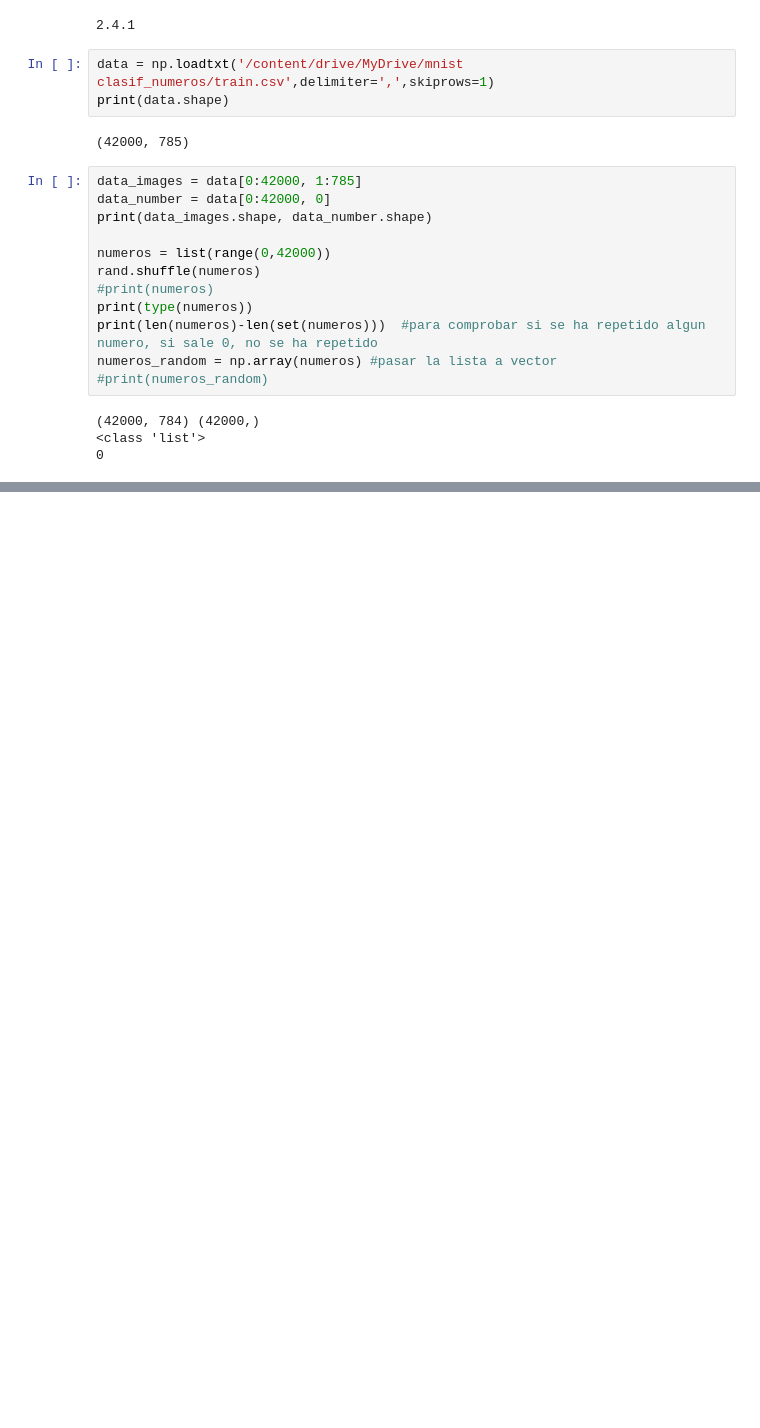
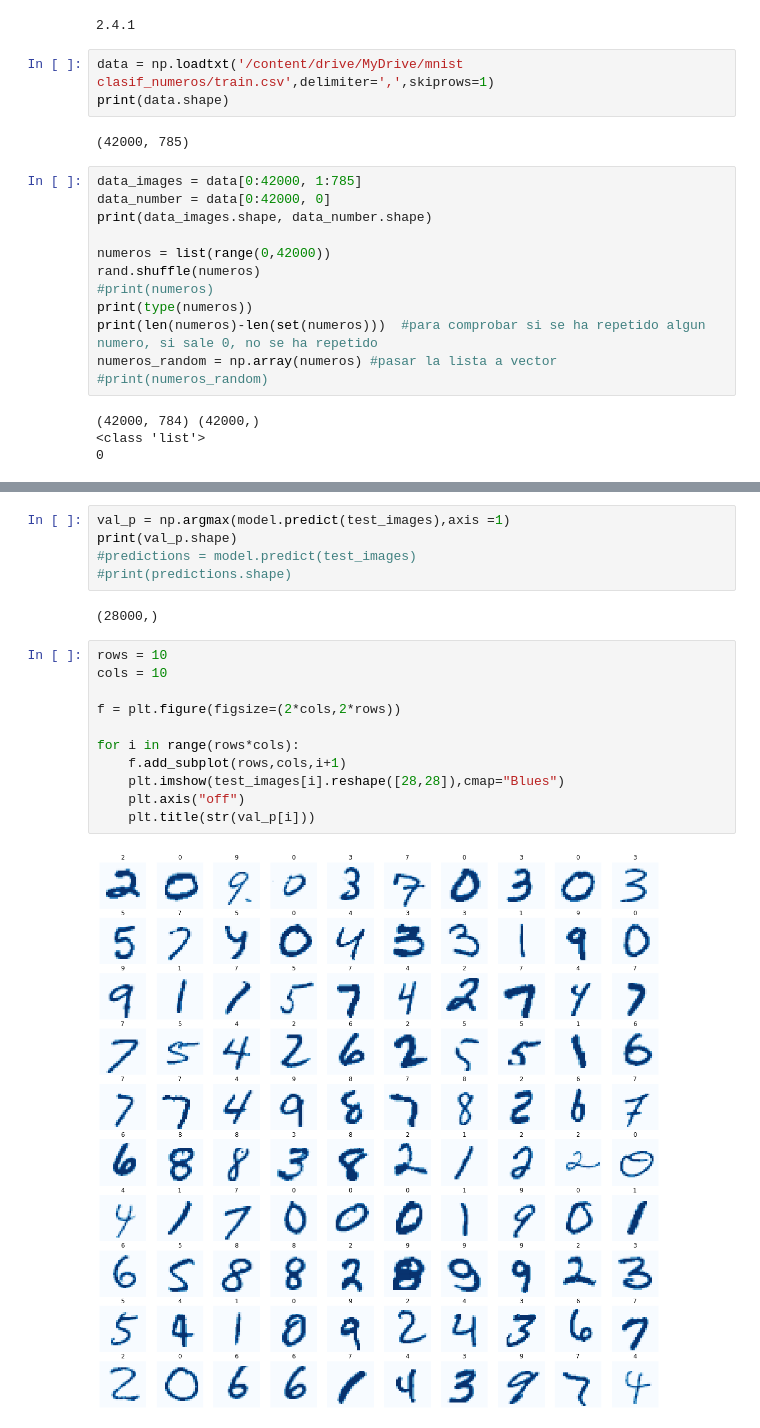
Before and after one commit to Anlu-Chen/Digit_recognizer, a Jupyter notebook: Digit_recognizer.ipynb, the cells around one changed output, grey strips where cells are left out. Saved outputs shown, nothing was run; the diff lists cells and outputs as text; blank space fills up the shorter version.

```diff
--- a/Digit_recognizer.ipynb
+++ b/Digit_recognizer.ipynb
@@ -153,0 +183,20 @@ _________________________________________________________________
+# %%
+val_p = np.argmax(model.predict(test_images),axis =1)
+print(val_p.shape)
+#predictions = model.predict(test_images)
+#print(predictions.shape)
+# %% [output]
+(28000,)
+# %%
+rows = 10
+cols = 10
+
+f = plt.figure(figsize=(2*cols,2*rows))
+
+for i in range(rows*cols):
+    f.add_subplot(rows,cols,i+1)
+    plt.imshow(test_images[i].reshape([28,28]),cmap="Blues")
+    plt.axis("off")
+    plt.title(str(val_p[i]))
+# %% [output]
+[figure, added]
```
Also changed, not shown: parts of 7 cells of this notebook.
